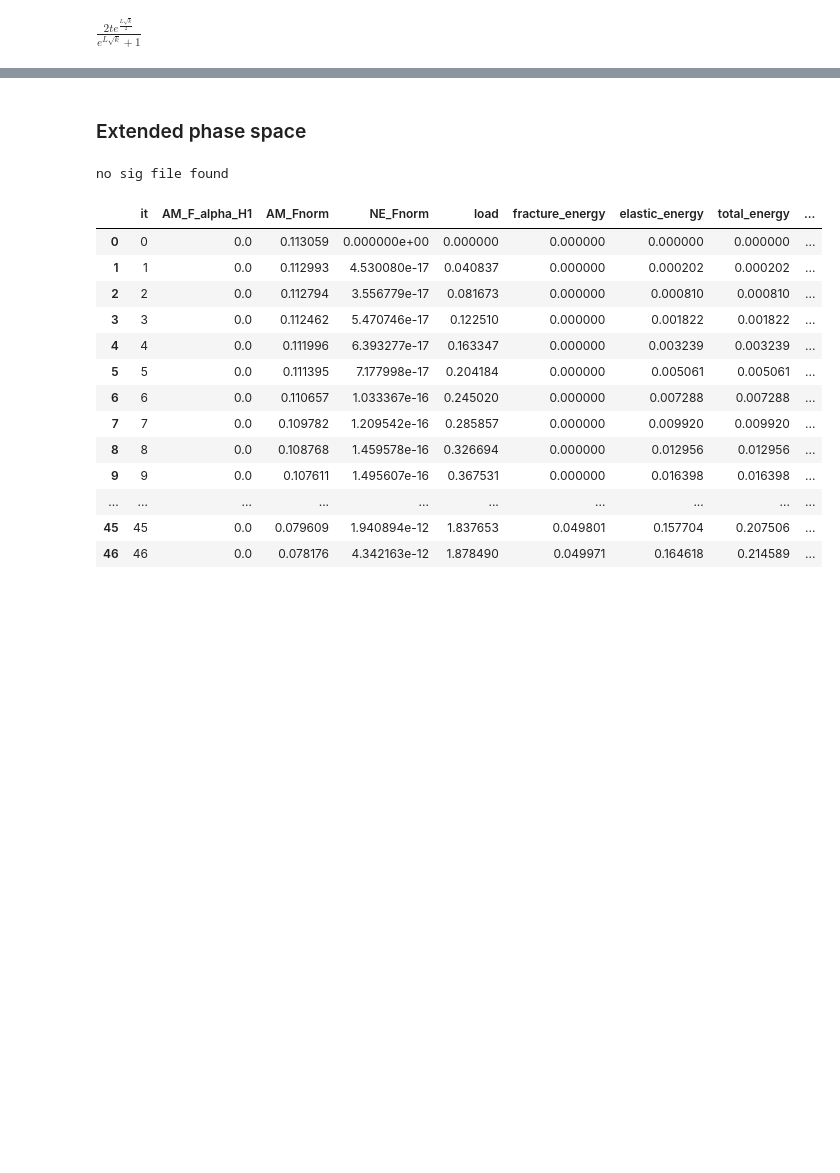
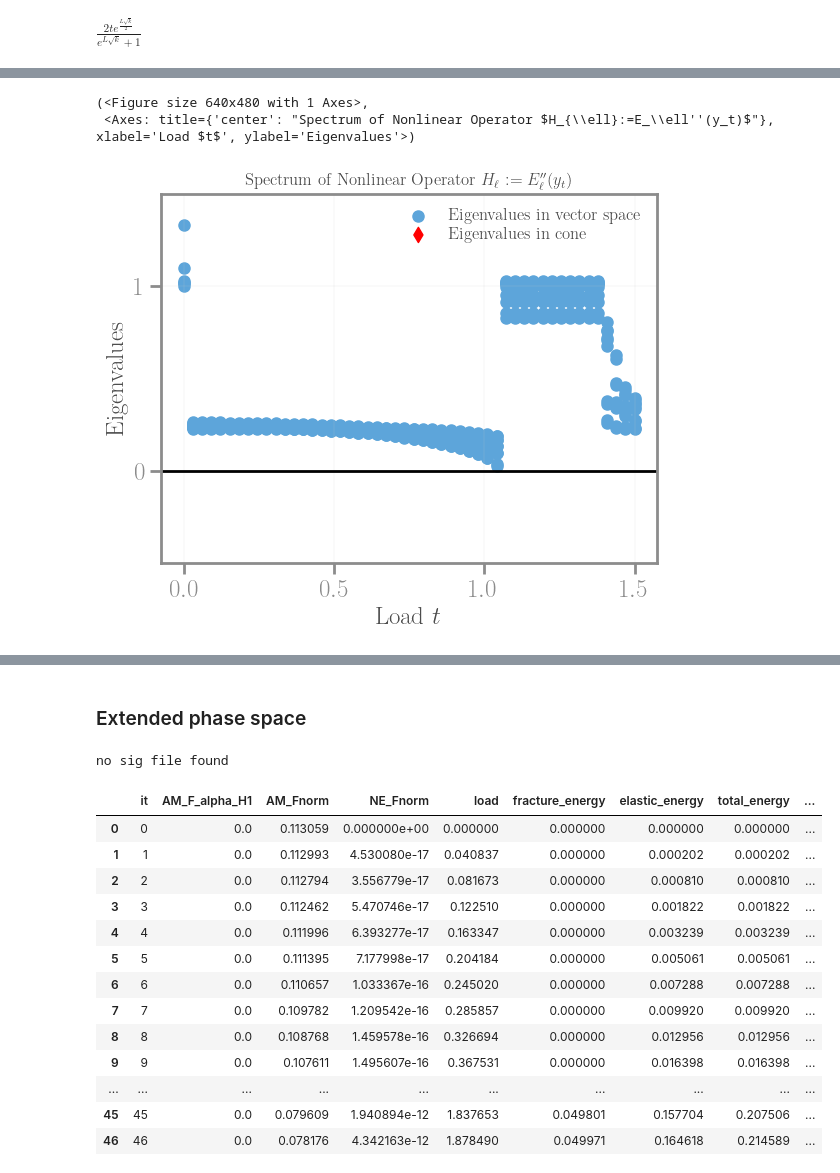
Before and after one commit to kumiori/irrevolutions, a Jupyter notebook: playground/nb/multifissa.ipynb, the cells around one changed output, grey strips where cells are left out. Drawn from its saved outputs; the diff is of its cells as text; code cells hidden in the pictures; blank space fills up the shorter version.

```diff
--- a/playground/nb/multifissa.ipynb
+++ b/playground/nb/multifissa.ipynb
@@ -136,0 +185,6 @@ $\displaystyle \frac{2 e^{\frac{L \sqrt{k}}{2}}}{e^{L \sqrt{k}} + 1}$
+# %%
+pp.plot_operator_spectrum(data, params)
+# %% [output]
+(<Figure size 640x480 with 1 Axes>,
+ <Axes: title={'center': "Spectrum of Nonlinear Operator $H_{\\ell}:=E_\\ell''(y_t)$"}, xlabel='Load $t$', ylabel='Eigenvalues'>)
+[figure, added]
```
Also changed, not shown: parts of 23 cells of this notebook, 2 other files.
